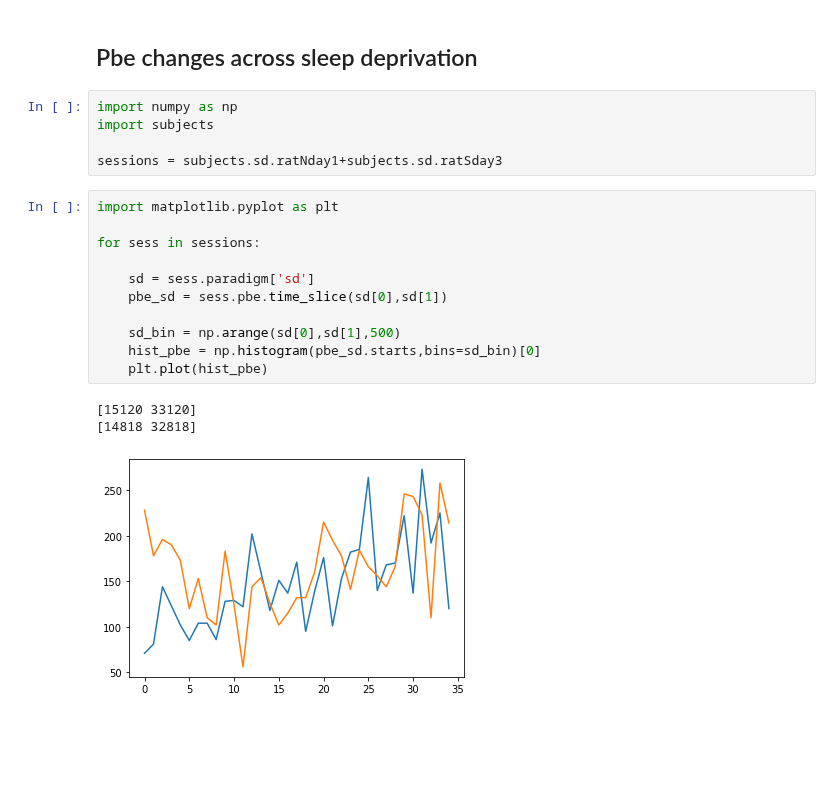
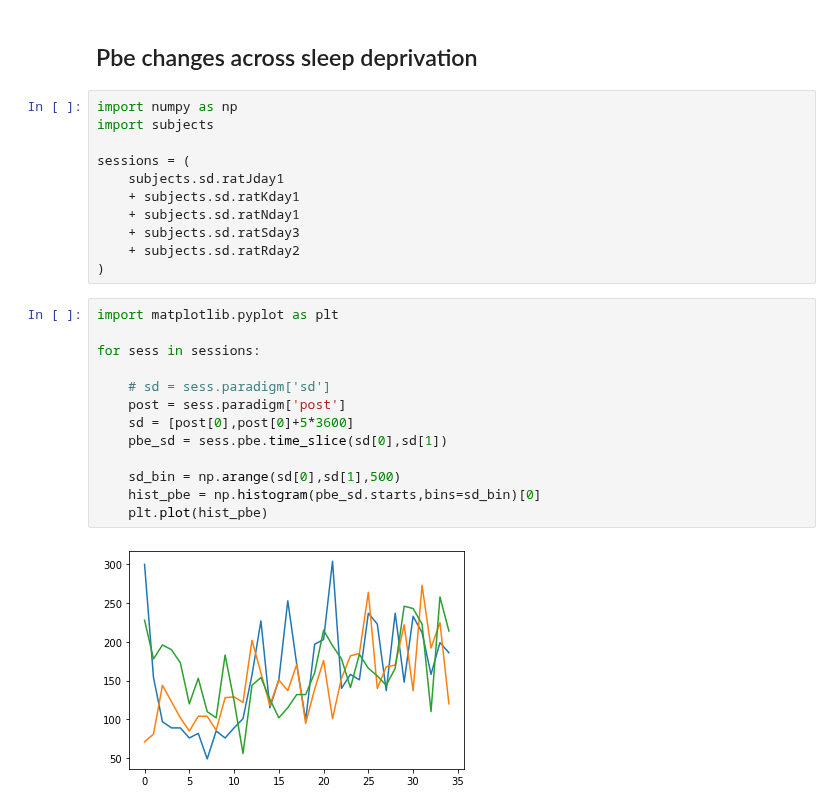
Before and after one commit to bapungiri/NeuroPy, a Jupyter notebook: sleep_deprivation/sd_spk_analyses.ipynb, the cells around one changed output. Cells and saved outputs as stored; diff of their text form; blank space fills up the shorter version.

Commit message:
new notebooks for sessions

```diff
--- a/sleep_deprivation/sd_spk_analyses.ipynb
+++ b/sleep_deprivation/sd_spk_analyses.ipynb
@@ -105,19 +105,25 @@ sess.tracks.plot(['maze'])
 import numpy as np
 import subjects
 
-sessions = subjects.sd.ratNday1+subjects.sd.ratSday3
+sessions = (
+    subjects.sd.ratJday1
+    + subjects.sd.ratKday1
+    + subjects.sd.ratNday1
+    + subjects.sd.ratSday3
+    + subjects.sd.ratRday2
+)
 # %%
 import matplotlib.pyplot as plt
 
 for sess in sessions:
 
-    sd = sess.paradigm['sd']
+    # sd = sess.paradigm['sd']
+    post = sess.paradigm['post']
+    sd = [post[0],post[0]+5*3600]
     pbe_sd = sess.pbe.time_slice(sd[0],sd[1])
 
     sd_bin = np.arange(sd[0],sd[1],500)
     hist_pbe = np.histogram(pbe_sd.starts,bins=sd_bin)[0]
     plt.plot(hist_pbe)
 # %% [output]
-[15120 33120]
-[14818 32818]
-[figure, old version]
+[figure, new version]
```
Also changed, not shown: parts of 1 cell of this notebook, 3 other files.
